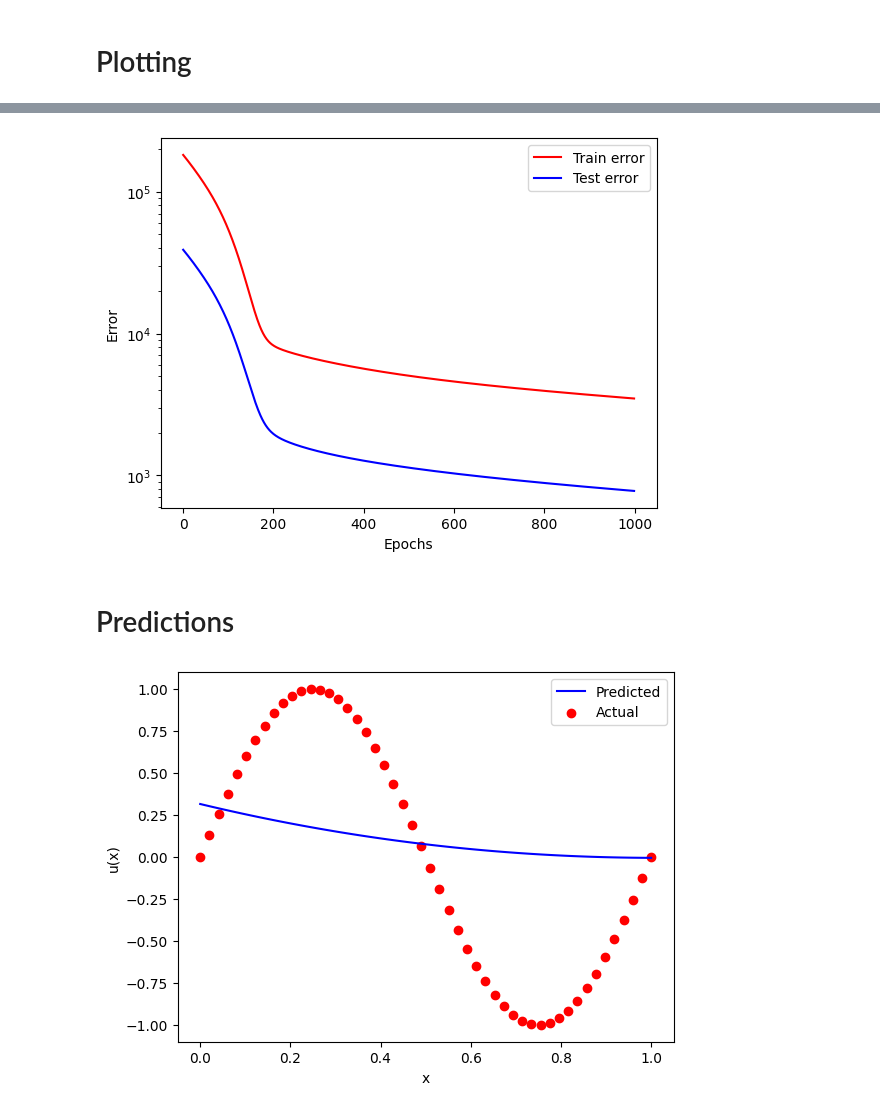
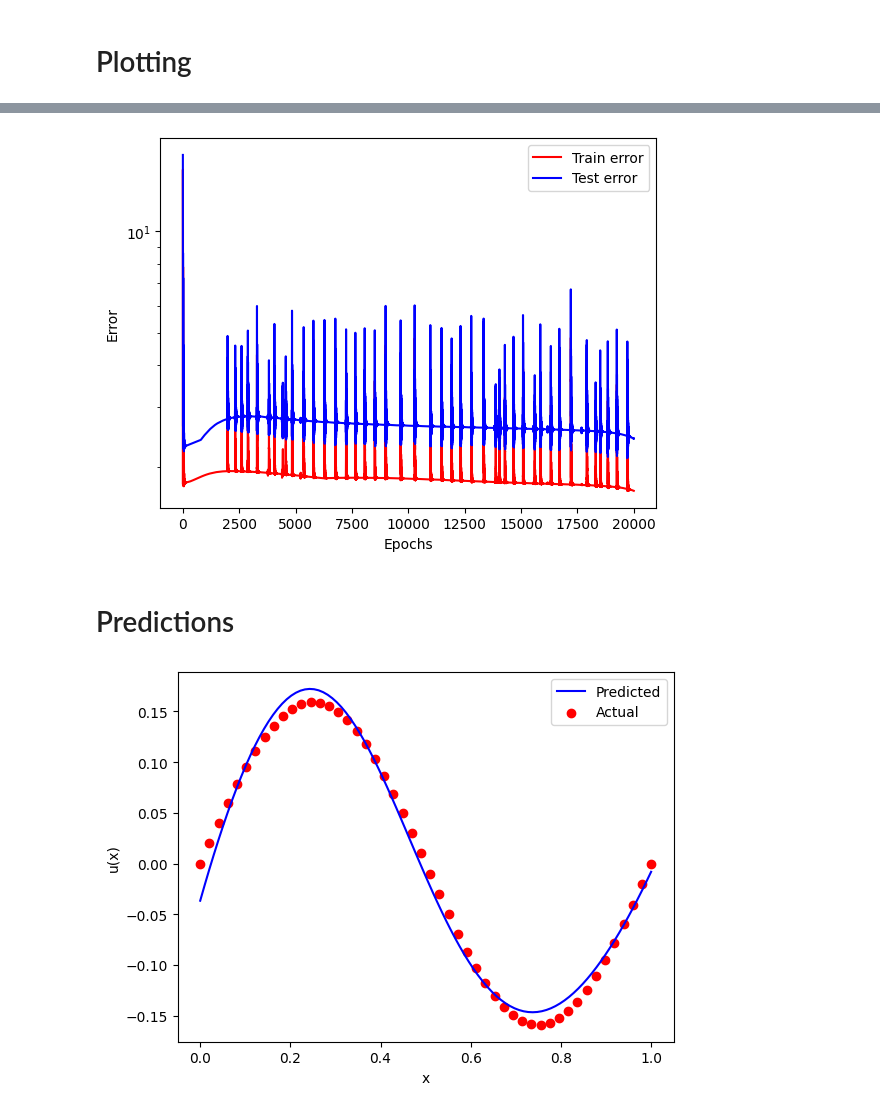
Before and after one commit to FIUBA-Posgrado-Inteligencia-Artificial/CEIA-PINN, a Jupyter notebook: modulo 6 - tecnicas de mejoras y operadores/DeepONet.ipynb, the cells around one changed output, grey strips where cells are left out. Drawn from its saved outputs; the diff is of its cells as text; code cells hidden in the pictures.

Commit message:
Actualiza modulo 6
Notebook DeepONet corregido

```diff
--- a/modulo 6 - tecnicas de mejoras y operadores/DeepONet.ipynb
+++ b/modulo 6 - tecnicas de mejoras y operadores/DeepONet.ipynb
@@ -76,7 +78,7 @@ class DeepONet(nn.Module):
         trunk_output = self.trunk_net(trunk_input)    # Shape: [batch_size, trunk_output_dim]
 
         # Combine the outputs (dot product across the last dimension)
-        combined_output = torch.sum(branch_output*trunk_output, dim=-1)
+        combined_output = torch.sum(branch_output*trunk_output, dim=-1).view(-1, 1)
         return combined_output
 # %% [markdown]
 # Data
@@ -152,7 +154,7 @@ init_xavier(trunk_net)
 model = DeepONet(branch_net, trunk_net).to(device)
 # %%
 # Training Setup
-epochs = 1000
+epochs = 20000
 lr = 1e-4
 criterion = nn.MSELoss()
 optimizer = optim.Adam(model.parameters(), lr=lr)
@@ -179,8 +181,8 @@ for epoch in range(epochs):
     with torch.no_grad():
         u_test_pred = model.forward(v_test[idx_test, :], x_test[idx_test, :])
         test_loss = criterion(u_test_pred, u_test[idx_test, :])
-        test_err = np.mean(np.linalg.norm(u_test.data.cpu().detach().numpy() - u_test_pred.data.cpu().detach().numpy(), 2, axis=1)/\
-                    np.linalg.norm(u_test.data.cpu().detach().numpy(), 2, axis=1))
+        test_err = np.mean(np.linalg.norm(u_test[idx_test, :].data.cpu().detach().numpy() - u_test_pred.data.cpu().detach().numpy(), 2, axis=1)/\
+                    np.linalg.norm(u_test[idx_test, :].data.cpu().detach().numpy(), 2, axis=1))
         test_loss_list.append(test_loss.item())
         test_err_list.append(test_err.item())
 
@@ -226,19 +228,19 @@ plt.xlabel('Epochs')
 plt.ylabel('Error')
 plt.show()
 # %% [output]
-[figure, old version]
+[figure, new version]
 # %% [markdown]
 # Predictions
 # %%
 x_trial = torch.linspace(0, 1, 100).to(device)
-v_trial = -torch.cos(2*torch.pi*x_trial).to(device)
+v_trial = torch.cos(2*torch.pi*x_trial).to(device)
 u_pred = model.forward(v_trial.repeat(100, 1), x_trial.view(-1, 1))
 # %%
 plt.plot(np.linspace(0, 1, 100), u_pred.data.cpu().detach().numpy(), color='b', label='Predicted')
-plt.scatter(np.linspace(0, 1, 50), np.sin(2*np.pi*np.linspace(0, 1, 50)), color='r', label='Actual')
+plt.scatter(np.linspace(0, 1, 50), 1/(2*np.pi)*np.sin(2*np.pi*np.linspace(0, 1, 50)), color='r', label='Actual')
 plt.legend()
 plt.xlabel('x')
 plt.ylabel('u(x)')
 plt.show()
 # %% [output]
-[figure, old version]
+[figure, new version]
```
Also changed, not shown: parts of 4 cells of this notebook.
